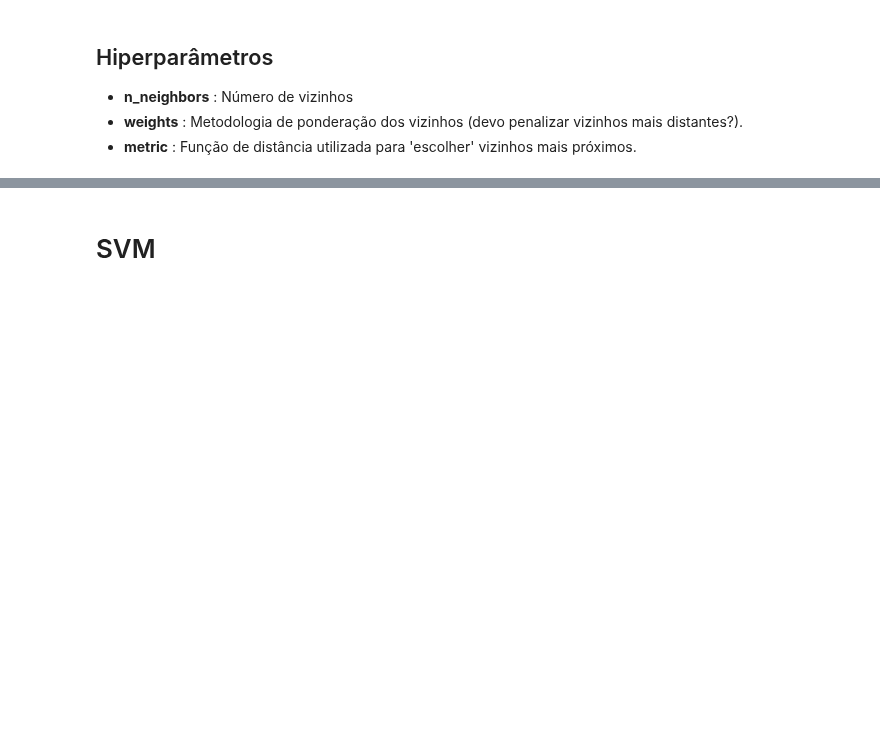
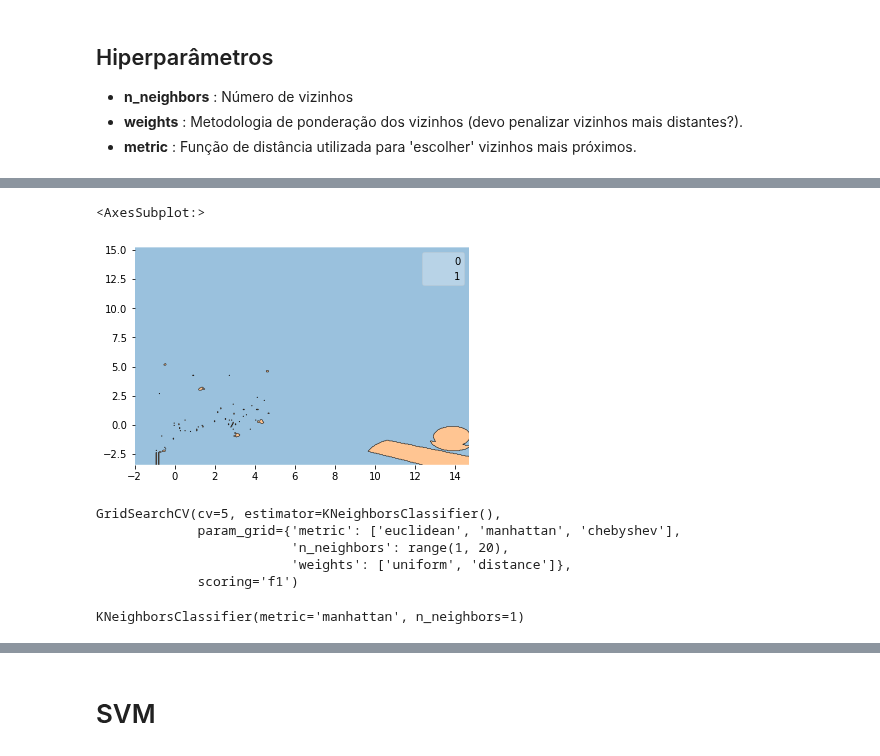
Before and after one commit to pedroteche-ih/64_PT_NOV202111, a Jupyter notebook: aulas/64 DA PT NOV-2021 Aula 20220331 Métodos de Classificação.ipynb, the cells around one changed output, grey strips where cells are left out. Cells and saved outputs as stored; diff of their text form; code cells hidden in the pictures; blank space fills up the shorter version.

```diff
--- a/aulas/64 DA PT NOV-2021 Aula 20220331 Métodos de Classificação.ipynb
+++ b/aulas/64 DA PT NOV-2021 Aula 20220331 Métodos de Classificação.ipynb
@@ -197,3 +313,12 @@ for i in range(1, 20):
+# %%
+knn_fit = KNeighborsClassifier(n_neighbors=10, weights = 'distance')
+knn_fit.fit(X_train, y_train)
+plot_decision_regions(
+    np.array(X_train), np.array(y_train), knn_fit, scatter_kwargs={"alpha": 0, "s": 1}
+)
+# %% [output]
+<AxesSubplot:>
+[figure, added]
 # %%
 from sklearn.model_selection import GridSearchCV
 # %%
@@ -205,8 +330,16 @@ parameter_grid = {
 knn_fit = KNeighborsClassifier()
 knn_opt = GridSearchCV(estimator=knn_fit, param_grid=parameter_grid, scoring="f1",cv = 5)
 knn_opt.fit(X_train, y_train)
+# %% [output]
+GridSearchCV(cv=5, estimator=KNeighborsClassifier(),
+             param_grid={'metric': ['euclidean', 'manhattan', 'chebyshev'],
+                         'n_neighbors': range(1, 20),
+                         'weights': ['uniform', 'distance']},
+             scoring='f1')
 # %%
 knn_opt.best_estimator_
+# %% [output]
+KNeighborsClassifier(metric='manhattan', n_neighbors=1)
 # %%
 plot_decision_regions(
     np.array(X_train), np.array(y_train), knn_opt, scatter_kwargs={"alpha": 0, "s": 1}
```
Also changed, not shown: parts of 58 cells of this notebook, 1 other file.
